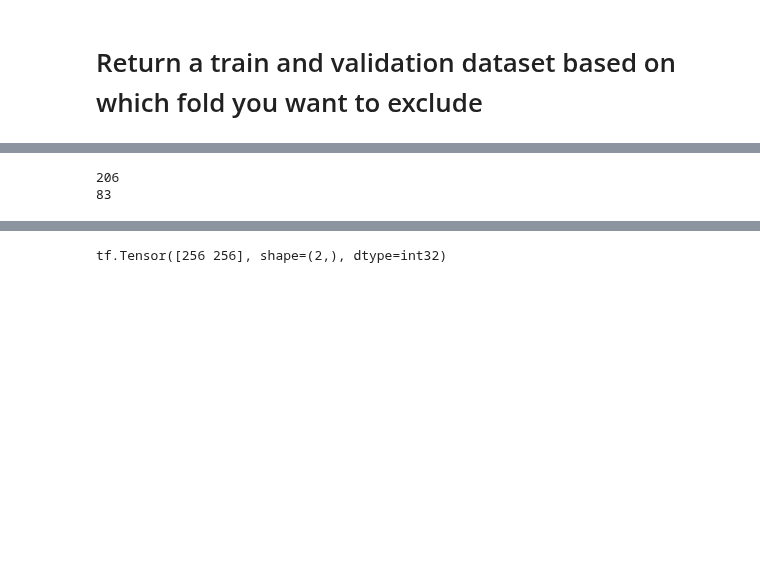
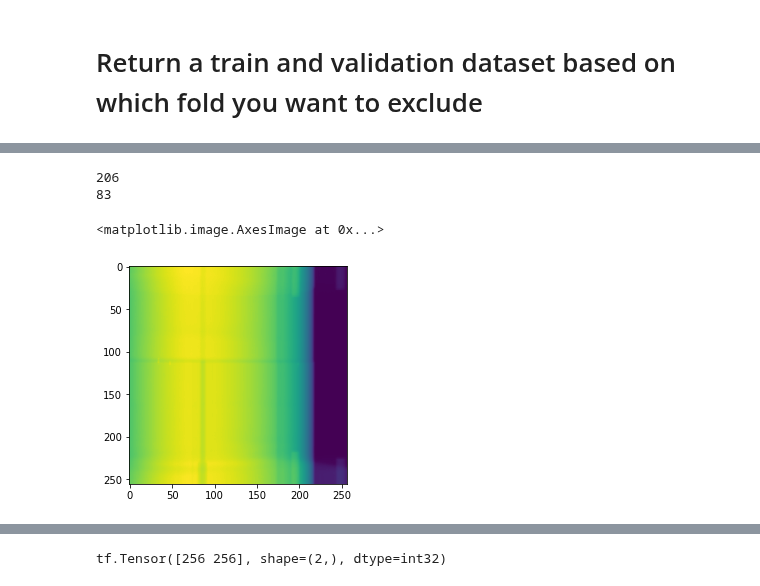
Before and after one commit to cbojechko/Image_Prediction, a Jupyter notebook: phantom_3chan_GEN_v2.ipynb, the cells around one changed output, grey strips where cells are left out. Saved outputs shown, nothing was run; the diff lists cells and outputs as text; code cells hidden in the pictures; blank space fills up the shorter version.

```diff
--- a/phantom_3chan_GEN_v2.ipynb
+++ b/phantom_3chan_GEN_v2.ipynb
@@ -213,19 +230,33 @@ def return_test_dataset(data_generators,batch_size=1):
+# %%
+def return_dataset(generator, batch):
+  input_values = []
+  output_values = []
+  iterator = iter(generator.data_set)
+  for _ in range(len(generator)):
+    x, y = next(iterator)
+    input_values.append(x[0][0])
+    output_values.append(y[0][0])
+  input_dataset = tf.data.Dataset.from_tensor_slices(input_values)
+  output_dataset = tf.data.Dataset.from_tensor_slices(output_values)
+  dataset = tf.data.Dataset.zip((input_dataset, output_dataset))
+  dataset = dataset.shuffle(len(dataset)).batch(batch)
+  return dataset
 # %%
-def return_generators(excluded_fold=5):
+def return_generators(base_path, excluded_fold=5, batch=1, **kwargs):
   data_generators = {}
   train_folder_names = []
   val_folder_names = []
-  test_folder_names = []
-  train_folder_names.append('/content/drive/My Drive/data/phantom_train')
-  val_folder_names.append('/content/drive/My Drive/data/phantom_valid')
-  test_folder_names.append('/content/drive/My Drive/data/onepat')
+  train_folder_names.append(os.path.join(base_path, 'phantom_train'))
+  val_folder_names.append(os.path.join(base_path, 'phantom_valid'))
   #for i in range(1,6):
     #folder_name = '/content/drive/My Drive/data/fold{}'.format(i)
     #if i != excluded_fold:
       #train_folder_names.append(folder_name)
     #else:
       #val_folder_names.append(folder_name)
-  data_generators['train'] = return_generator(records_paths=train_folder_names)
-  data_generators['validation'] = return_generator(records_paths=val_folder_names)
-  data_generators['test'] = return_generator(records_paths=test_folder_names)
-  return data_generators
+  train_gen = return_generator(train_folder_names, batch=1, **kwargs)
+  train_gen = return_dataset(train_gen, batch)
+
+  valid_gen = return_generator(val_folder_names, batch=1, **kwargs)
+  valid_gen = return_dataset(valid_gen, 1)
+  return train_gen, valid_gen
@@ -252,0 +263,4 @@ train_dataset, valid_dataset,test_dataset = return_fold_datasets(data_generators
+# %%
+batch = 1
+base_path = '/content/drive/My Drive/data'
+train_dataset, valid_dataset = return_generators(base_path, excluded_fold=1, batch=batch)
@@ -253,11 +286,16 @@ train_dataset, valid_dataset,test_dataset = return_fold_datasets(data_generators
+# %%
+iterx = iter(train_dataset.repeat())
 # %%
-trainlen=len(train_dataset)
-x, y = next(iter(data_generators['train'].data_set))
+len(train_dataset)
+x, y = next(iterx)
 print(len(train_dataset))
 print(len(valid_dataset))
+plt.imshow(x[0,...,1])
 # %% [output]
 206
 83
+<matplotlib.image.AxesImage at 0x...>
+[figure, added]
 # %%
 if not running_local:
   for val in valid_dataset.take(1):
```
Also changed, not shown: parts of 18 cells of this notebook.
